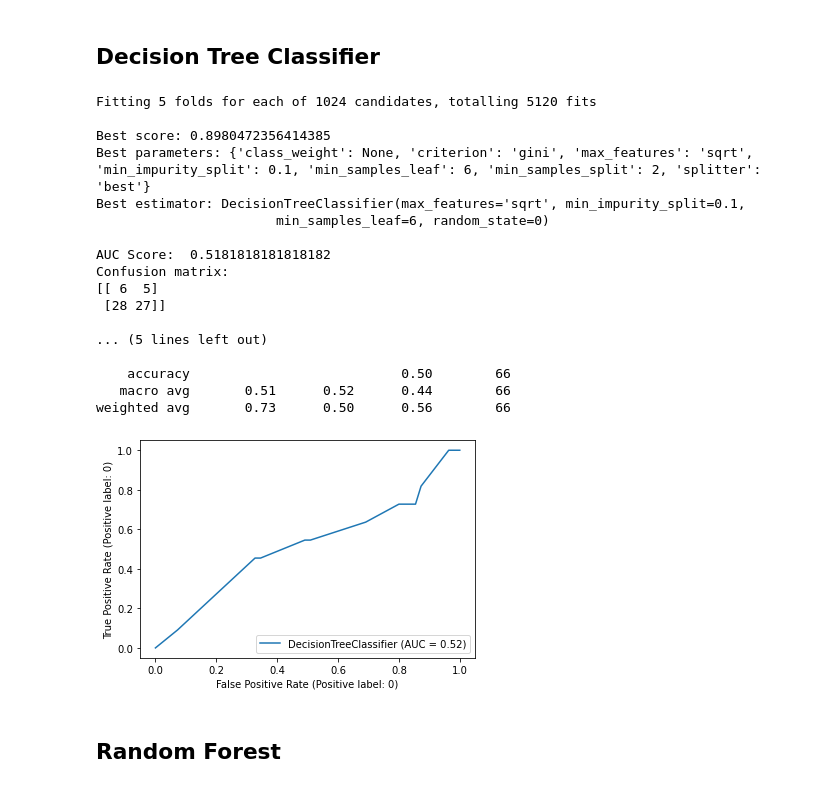
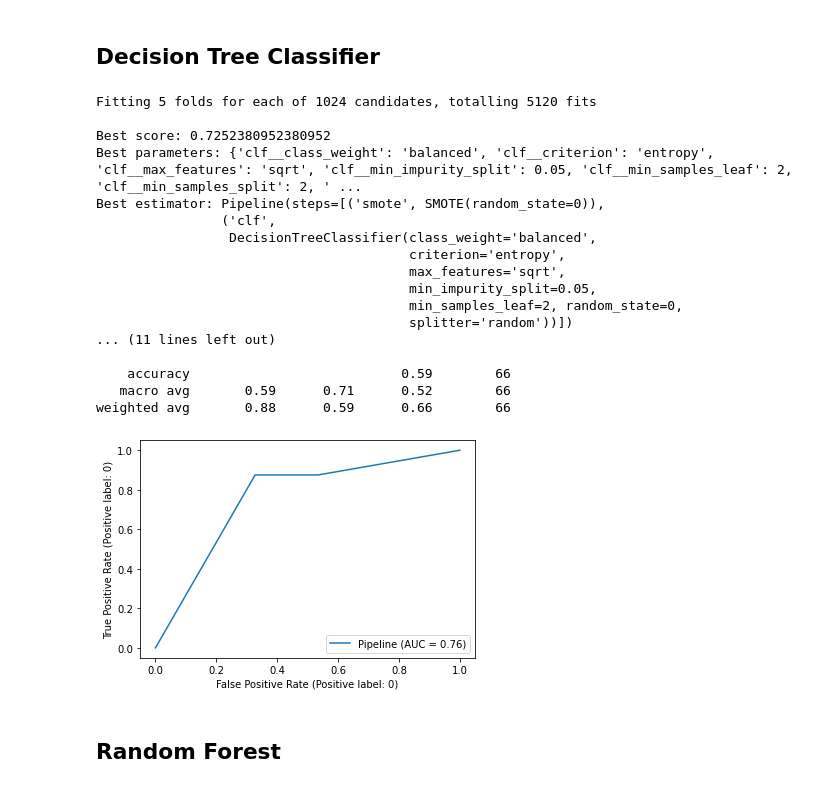
Before and after one commit to Ca-moes/AC, a Jupyter notebook: prediction.ipynb, the cells around one changed output. Saved outputs shown, nothing was run; the diff lists cells and outputs as text; code cells hidden in the pictures.

```diff
--- a/prediction.ipynb
+++ b/prediction.ipynb
@@ -54,7 +49,3 @@ For oversampling we used the SMOTE (Synthetic Minority Over-sampling Technique)
-# %%
-smote = SMOTE(random_state=0)
-
-x_train, y_train = smote.fit_resample(x_train, y_train)
 # %% [markdown]
 ## Normalization
 
@@ -84,15 +66,25 @@ train_data
+# %%
+def apply_sampling(model):
+    smote = SMOTE(random_state=0)
+
+    pipeline = Pipeline([('smote', smote), ('clf', model)])
+
+    return pipeline
 # %% [markdown]
 Applying grid search
 # %%
 def grid_search(model, parameter_grid):
     cross_validation = StratifiedKFold(n_splits=5)
 
-    grid_search = GridSearchCV(model,
+    clf = apply_sampling(model)
+
+    grid_search = GridSearchCV(clf,
                                param_grid=parameter_grid,
                                scoring='roc_auc',
                                cv=cross_validation,
                                verbose=4,
-                               n_jobs=-1)
+                               n_jobs=-1,
+                               refit=True)
 
     grid_search.fit(x_train, y_train)
 
@@ -119,34 +111,34 @@ def grid_search(model, parameter_grid):
 # %%
 model = DecisionTreeClassifier(random_state=0)
 
-parameter_grid = {'criterion': ['gini', 'entropy'],
-            'splitter': ['best', 'random'],
-            'max_features': ['sqrt', 'log2'],
-            'min_samples_split':  [2, 4, 6, 8],
-            'min_samples_leaf':  [1, 2, 4, 6],
-            'min_impurity_split': [0.05, 0.1, 0.23, 0.3],
-            'class_weight': ["balanced", None]}
+parameter_grid = {'clf__criterion': ['gini', 'entropy'],
+            'clf__splitter': ['best', 'random'],
+            'clf__max_features': ['sqrt', 'log2'],
+            'clf__min_samples_split':  [2, 4, 6, 8],
+            'clf__min_samples_leaf':  [1, 2, 4, 6],
+            'clf__min_impurity_split': [0.05, 0.1, 0.23, 0.3],
+            'clf__class_weight': ["balanced", None]}
 
 dt = grid_search(model, parameter_grid)
 # %% [output]
 Fitting 5 folds for each of 1024 candidates, totalling 5120 fits
 
-Best score: 0.8980472356414385
-Best parameters: {'class_weight': None, 'criterion': 'gini', 'max_features': 'sqrt', 'min_impurity_split': 0.1, 'min_samples_leaf': 6, 'min_samples_split': 2, 'splitter': 'best'}
-Best estimator: DecisionTreeClassifier(max_features='sqrt', min_impurity_split=0.1,
-                       min_samples_leaf=6, random_state=0)
+Best score: 0.7252380952380952
+Best parameters: {'clf__class_weight': 'balanced', 'clf__criterion': 'entropy', 'clf__max_features': 'sqrt', 'clf__min_impurity_split': 0.05, 'clf__min_samples_leaf': 2, 'clf__min_samples_split': 2, ' ...
+Best estimator: Pipeline(steps=[('smote', SMOTE(random_state=0)),
+                ('clf',
+                 DecisionTreeClassifier(class_weight='balanced',
+                                        criterion='entropy',
+                                        max_features='sqrt',
+                                        min_impurity_split=0.05,
+                                        min_samples_leaf=2, random_state=0,
+                                        splitter='random'))])
+... (11 lines left out)
 
-AUC Score:  0.5181818181818182
-Confusion matrix:
-[[ 6  5]
- [28 27]]
-
-... (5 lines left out)
-
-    accuracy                           0.50        66
-   macro avg       0.51      0.52      0.44        66
-weighted avg       0.73      0.50      0.56        66
+    accuracy                           0.59        66
+   macro avg       0.59      0.71      0.52        66
+weighted avg       0.88      0.59      0.66        66
-[figure, old version]
+[figure, new version]
 # %% [markdown]
 ## Random Forest
 # %%
```
Also changed, not shown: parts of 11 cells of this notebook, 5 other files.
